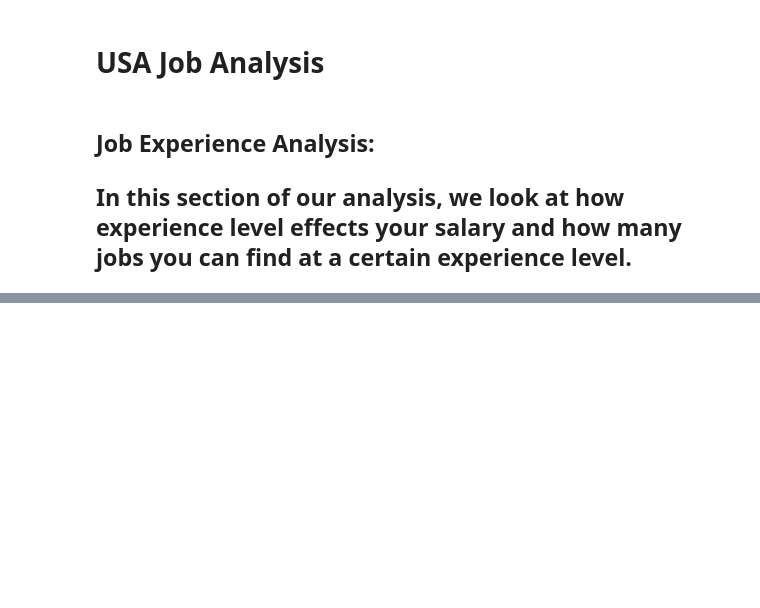
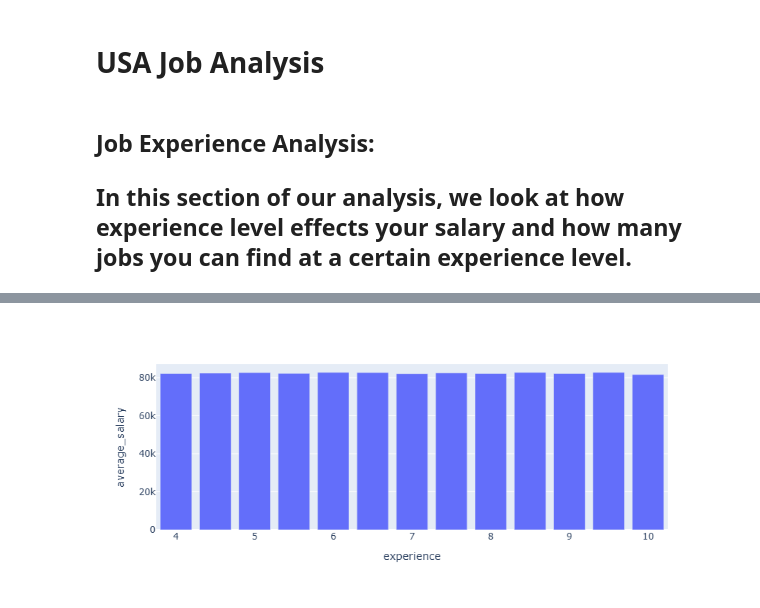
Before and after one commit to aferrodelgado/project-3, a Jupyter notebook: Sorted_Tables/US_Jobs_Analysis.ipynb, the cells around one changed output, grey strips where cells are left out. Drawn from its saved outputs; the diff is of its cells as text; code cells hidden in the pictures; blank space fills up the shorter version.

Commit message:
Added a few visuals in the jupyter notebook

```diff
--- a/Sorted_Tables/US_Jobs_Analysis.ipynb
+++ b/Sorted_Tables/US_Jobs_Analysis.ipynb
@@ -23,0 +22,9 @@ job_experience_data.head()
+# %%
+# Group by average experience and calculate the average salary
+average_salary = job_experience_data.groupby('Average_experience')['Average_Salary'].mean().reset_index()
+
+# Rename columns for clarity
+average_salary.columns = ['experience', 'average_salary']
+
+average_salary_df = pd.DataFrame(average_salary)
+average_salary_df
@@ -23,0 +46,6 @@ job_experience_data.head()
+# %%
+# Create bar graph based on experience and average salary
+fig = px.bar(average_salary_df, x='experience', y='average_salary')
+fig.show()
+# %% [output]
+[figure, added]
```
Also changed, not shown: parts of 6 cells of this notebook, 1 other file.
